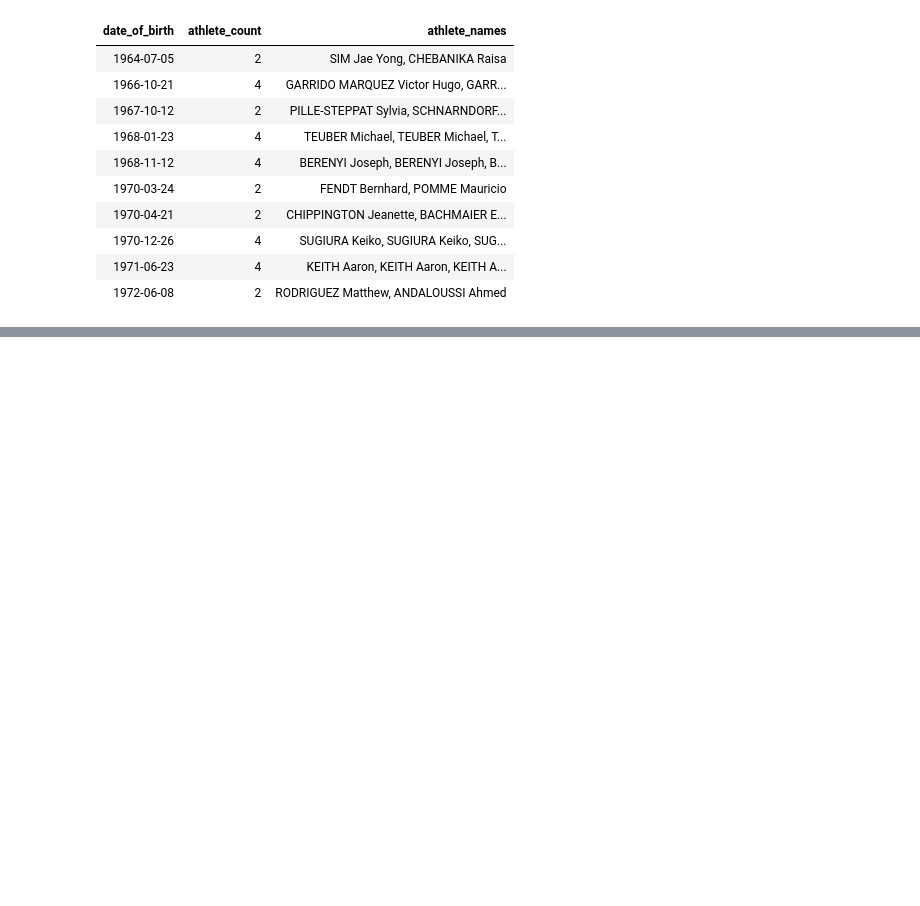
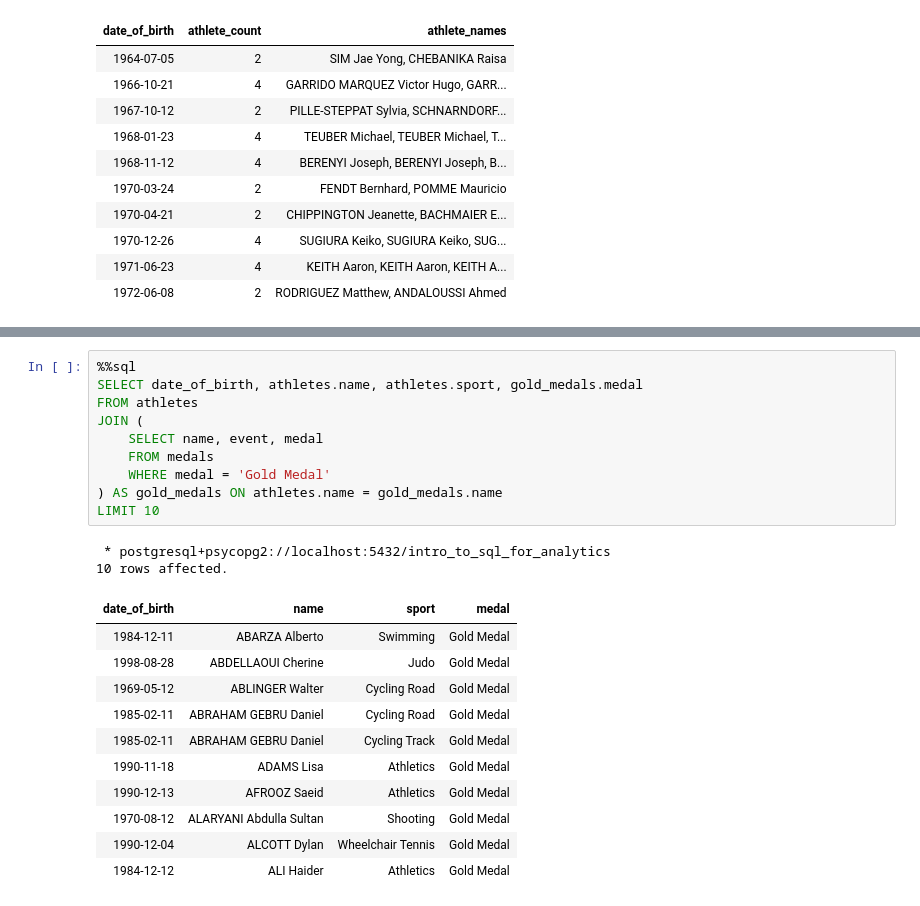
Before and after one commit to JakeOtto/more_sql, a Jupyter notebook: workings.ipynb, the cells around one changed output, grey strips where cells are left out. Drawn from its saved outputs; the diff is of its cells as text; blank space fills up the shorter version.

```diff
--- a/workings.ipynb
+++ b/workings.ipynb
@@ -437,0 +548,24 @@ result = %sql SELECT alias_a.date_of_birth, COUNT(*) AS athlete_count, STRING_AG
+# %%
+%%sql
+SELECT date_of_birth, athletes.name, athletes.sport, gold_medals.medal
+FROM athletes
+JOIN (
+    SELECT name, event, medal
+    FROM medals
+    WHERE medal = 'Gold Medal'
+) AS gold_medals ON athletes.name = gold_medals.name
+LIMIT 10
+# %% [output]
+ * postgresql+psycopg2://localhost:5432/intro_to_sql_for_analytics
+10 rows affected.
+| date_of_birth | name | sport | medal |
+| 1984-12-11 | ABARZA Alberto | Swimming | Gold Medal |
+| 1998-08-28 | ABDELLAOUI Cherine | Judo | Gold Medal |
+| 1969-05-12 | ABLINGER Walter | Cycling Road | Gold Medal |
+| 1985-02-11 | ABRAHAM GEBRU Daniel | Cycling Road | Gold Medal |
+| 1985-02-11 | ABRAHAM GEBRU Daniel | Cycling Track | Gold Medal |
+| 1990-11-18 | ADAMS Lisa | Athletics | Gold Medal |
+| 1990-12-13 | AFROOZ Saeid | Athletics | Gold Medal |
+| 1970-08-12 | ALARYANI Abdulla Sultan | Shooting | Gold Medal |
+| 1990-12-04 | ALCOTT Dylan | Wheelchair Tennis | Gold Medal |
+| 1984-12-12 | ALI Haider | Athletics | Gold Medal |
```
Also changed, not shown: parts of 18 cells of this notebook.
